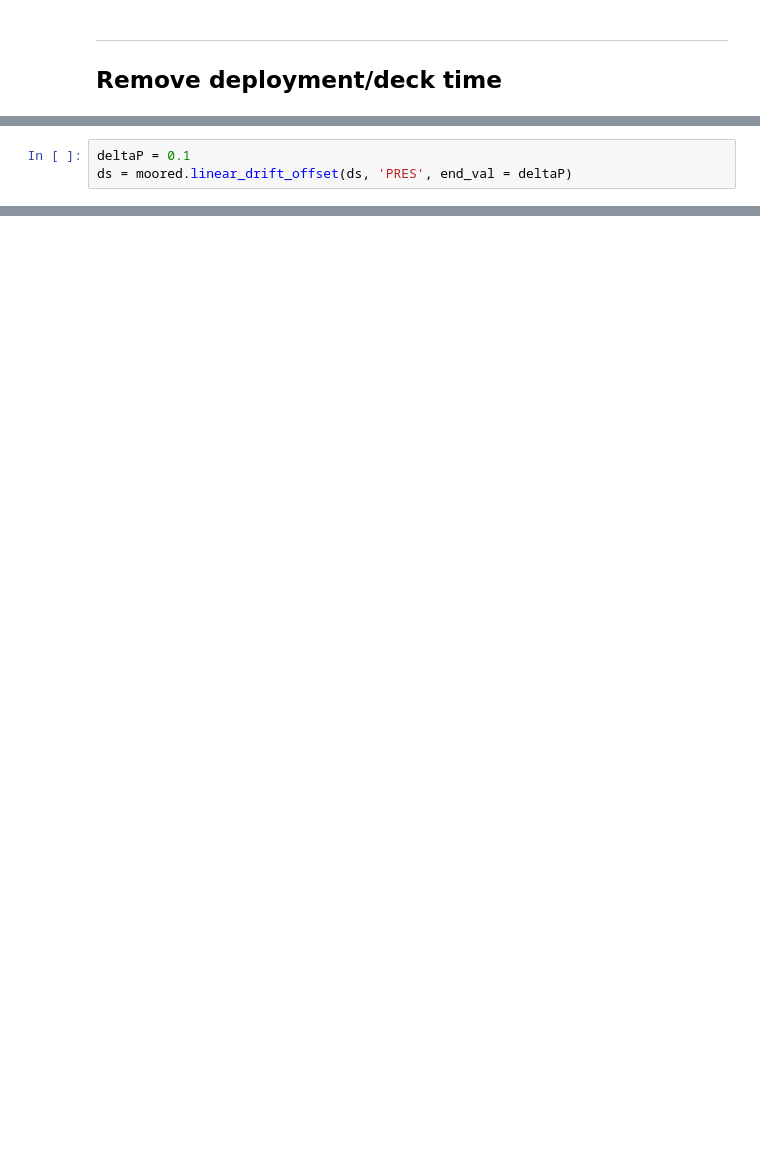
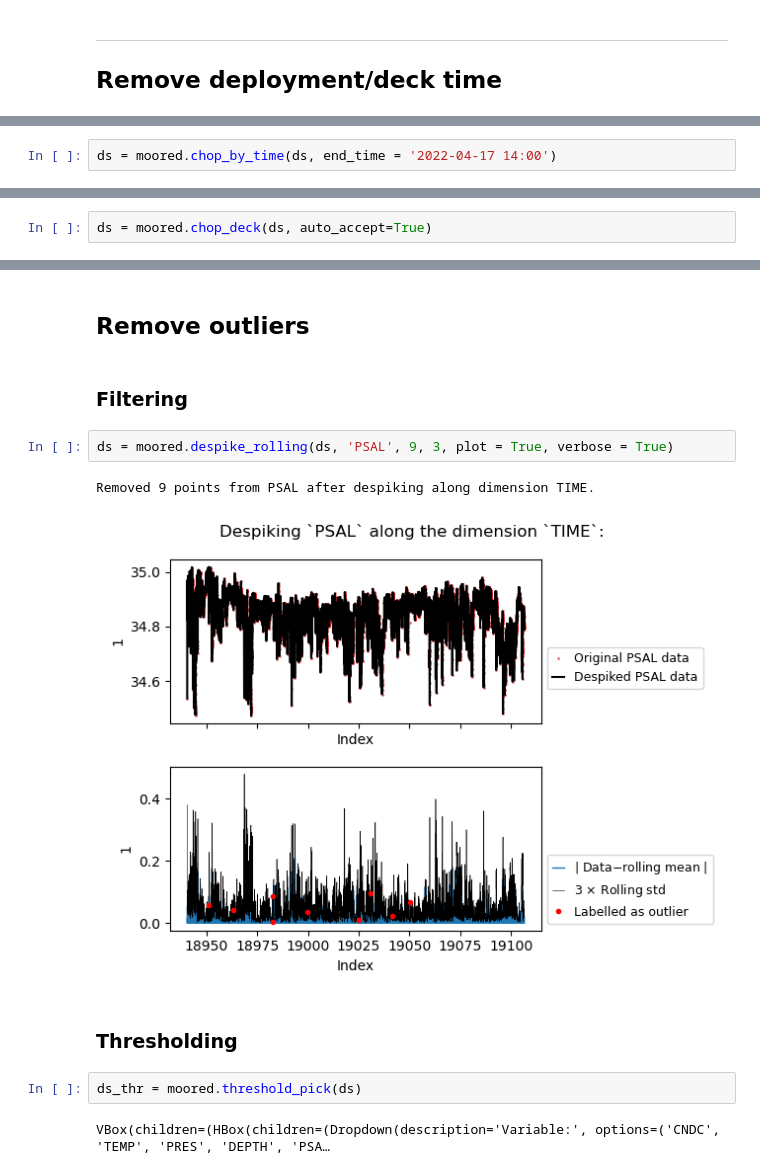
Before and after one commit to oyvfoss/hiaoos_edu, a Jupyter notebook: notebooks/ctd_moored_time_series/04_post_proc_qc_moored_ctd.ipynb, the cells around one changed output, grey strips where cells are left out. Drawn from its saved outputs; the diff is of its cells as text; blank space fills up the shorter version.

```diff
--- a/notebooks/ctd_moored_time_series/04_post_proc_qc_moored_ctd.ipynb
+++ b/notebooks/ctd_moored_time_series/04_post_proc_qc_moored_ctd.ipynb
@@ -95,3 +83,0 @@ The following adjusts the pressure to compensate for the offset on recovery - ap
-# %%
-deltaP = 0.1
-ds = moored.linear_drift_offset(ds, 'PRES', end_val = deltaP)
@@ -115,0 +92,2 @@ For example, lets say that we know initial conductivity (measurements on deploym
+# %%
+ds = moored.chop_by_time(ds, end_time = '2022-04-17 14:00')
@@ -115,0 +102,2 @@ For example, lets say that we know initial conductivity (measurements on deploym
+# %%
+ds = moored.chop_deck(ds, auto_accept=True)
@@ -115,0 +112,15 @@ For example, lets say that we know initial conductivity (measurements on deploym
+# %% [markdown]
+## Remove outliers
+# %% [markdown]
+### Filtering
+# %%
+ds = moored.despike_rolling(ds, 'PSAL', 9, 3, plot = True, verbose = True)
+# %% [output]
+Removed 9 points from PSAL after despiking along dimension TIME.
+[figure, added]
+# %% [markdown]
+### Thresholding
+# %%
+ds_thr = moored.threshold_pick(ds)
+# %% [output]
+VBox(children=(HBox(children=(Dropdown(description='Variable:', options=('CNDC', 'TEMP', 'PRES', 'DEPTH', 'PSA…
```
Also changed, not shown: parts of 20 cells of this notebook, 12 other files.
